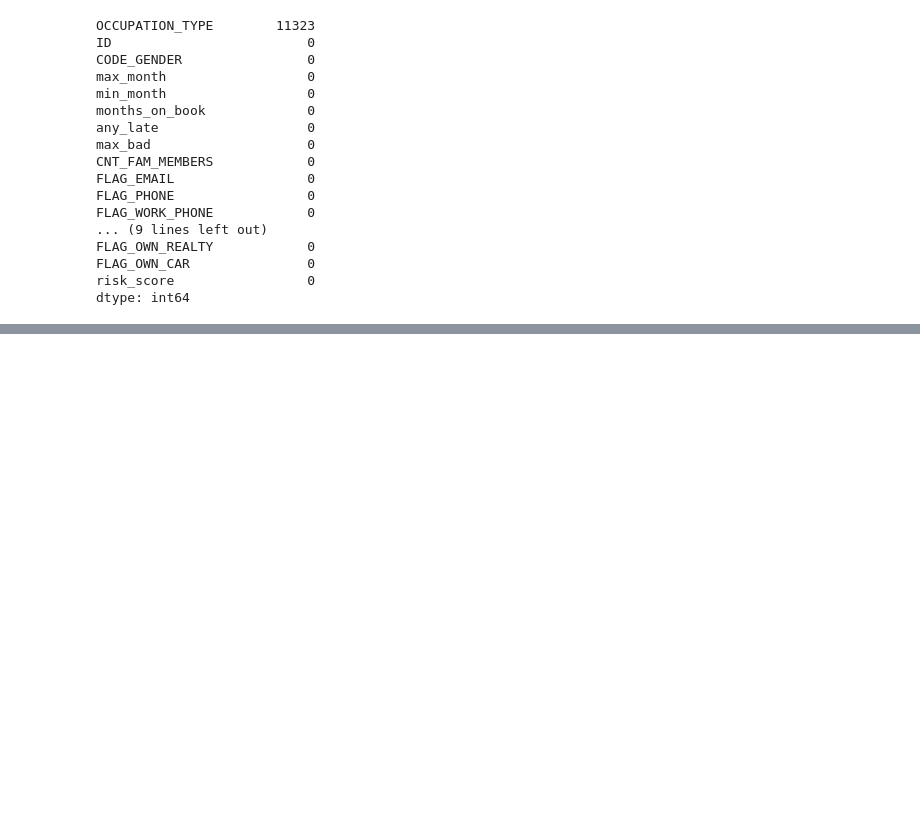
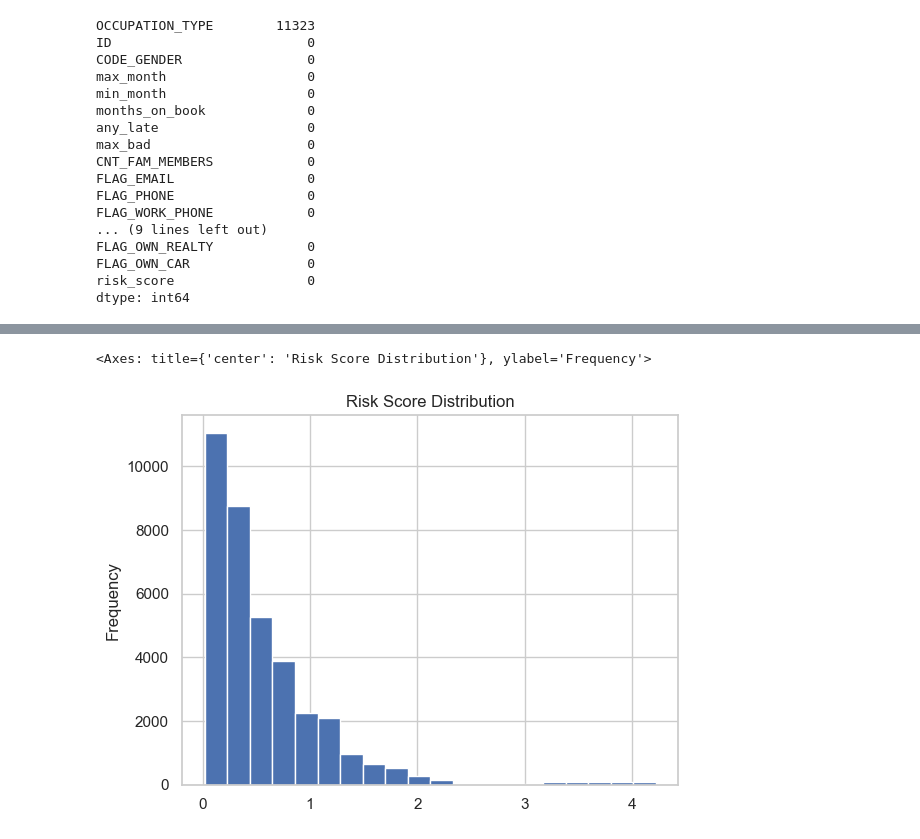
Before and after one commit to Rajabboev/hybrid_credit_risk_ML, a Jupyter notebook: Notebooks/hybrid_ml_credit_risk_16577.ipynb, the cells around one changed output, grey strips where cells are left out. Cells and saved outputs as stored; diff of their text form; code cells hidden in the pictures; blank space fills up the shorter version.

```diff
--- a/Notebooks/hybrid_ml_credit_risk_16577.ipynb
+++ b/Notebooks/hybrid_ml_credit_risk_16577.ipynb
@@ -178,0 +226,6 @@ data.describe()
+# %%
+data["risk_score"].describe()
+data["risk_score"].plot(kind="hist", bins=20, title="Risk Score Distribution")
+# %% [output]
+<Axes: title={'center': 'Risk Score Distribution'}, ylabel='Frequency'>
+[figure, added]
```
Also changed, not shown: parts of 18 cells of this notebook.
